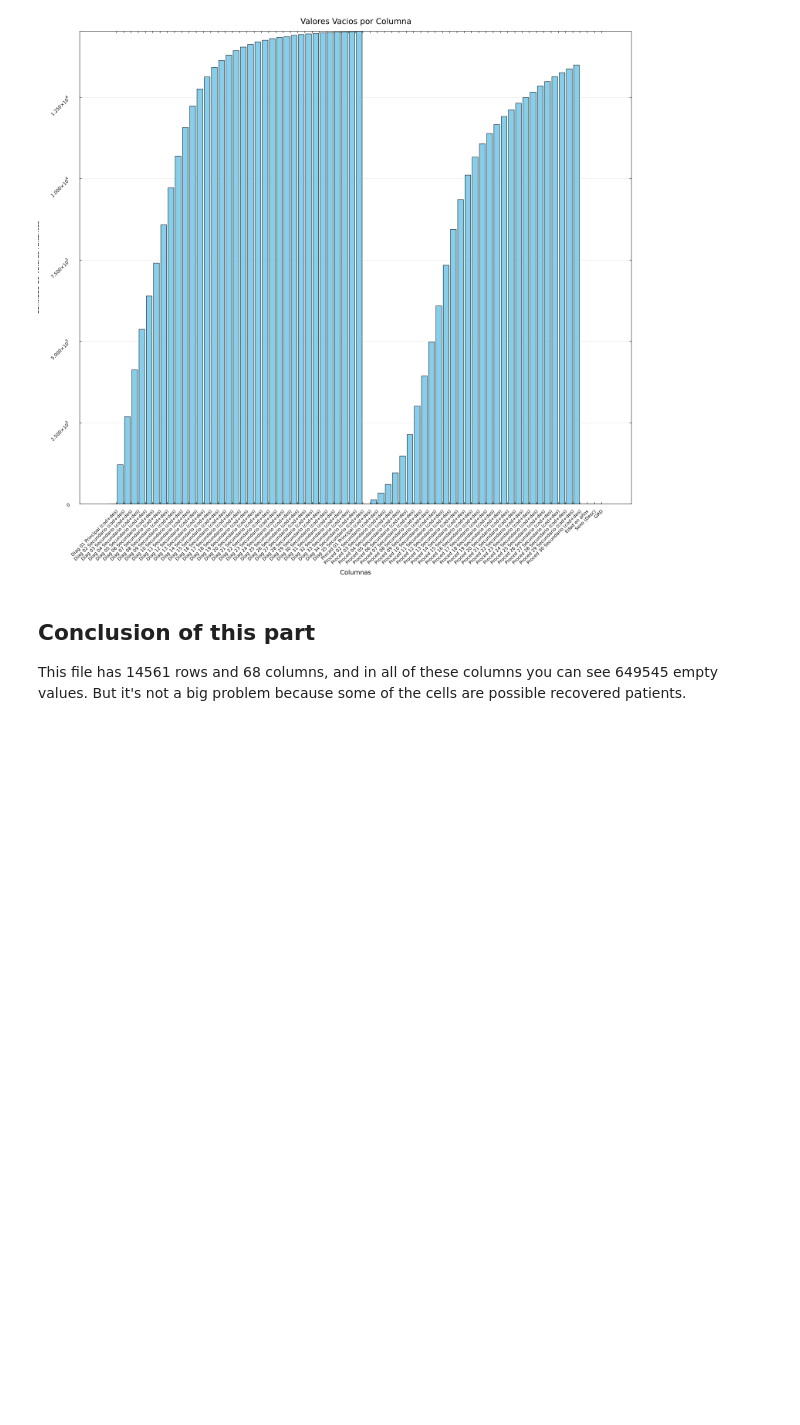
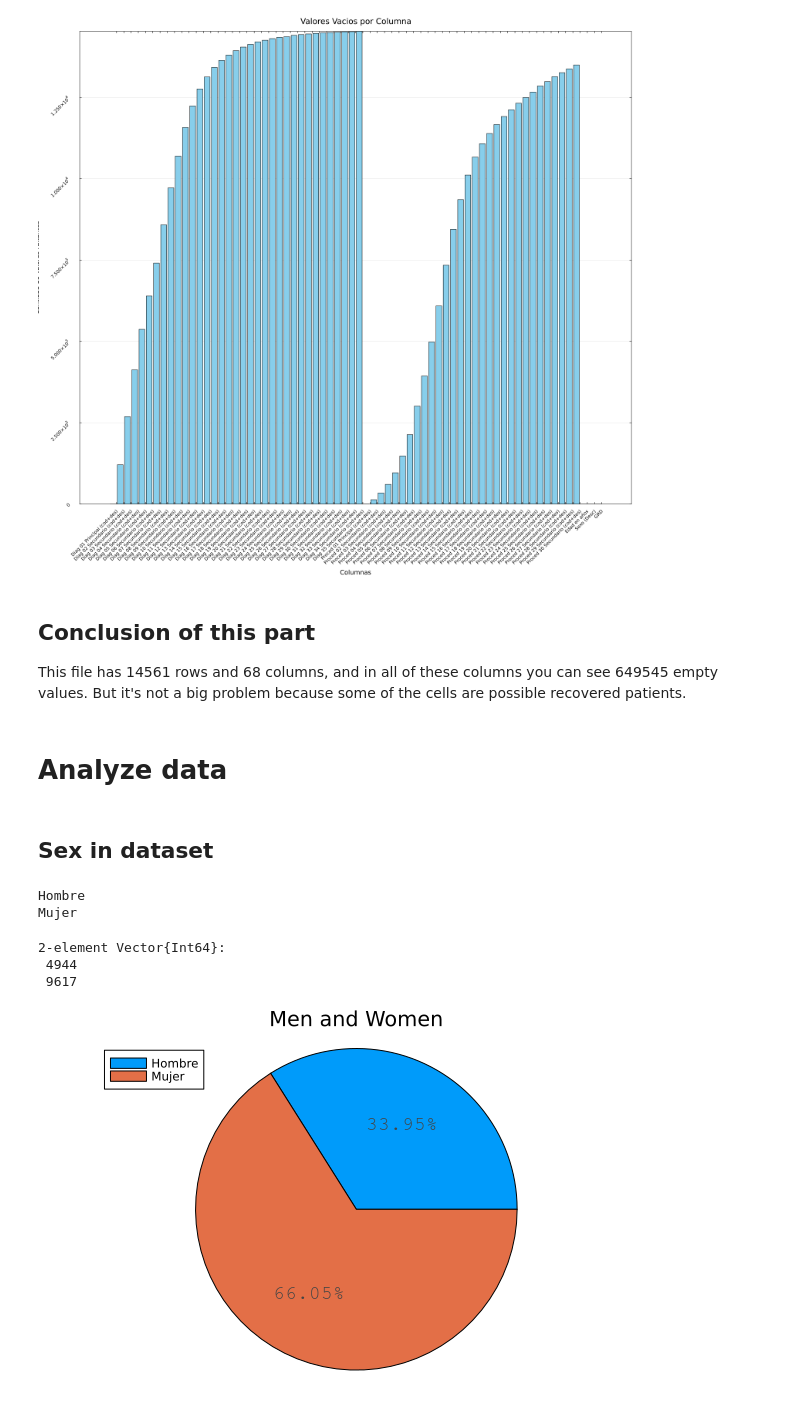
Before and after one commit to Coragg/GRDprediction, a Jupyter notebook: julia/DataMining.ipynb, the cells around one changed output. Drawn from its saved outputs; the diff is of its cells as text; code cells hidden in the pictures; blank space fills up the shorter version.

Commit message:
cantidad de hombres y mujeres

```diff
--- a/julia/DataMining.ipynb
+++ b/julia/DataMining.ipynb
@@ -153,3 +153,51 @@ plot!(grid=:y, framestyle=:box)
 ## Conclusion of this part
 
 This file has 14561 rows and 68 columns, and in all of these columns you can see 649545 empty values. But it's not a big problem because some of the cells are possible recovered patients.
+# %% [markdown]
+# Analyze data
+# %% [markdown]
+## Sex in dataset
+# %%
+column_sex = getproperty(df, :"Sexo (Desc)")
+unique_genders = unique(column_sex)
+formatted_genders = ["$value" for value in unique_genders]
+
+# Imprimir las cadenas separadas por saltos de línea
+println(join(formatted_genders, "\n"))
+# %% [output]
+Hombre
+Mujer
+# %%
+# Contar la cantidad de "Hombre" y "Mujer"
+count_hombre = count(==("Hombre"), column_sex)
+count_mujer = count(==("Mujer"), column_sex)
+
+# Crear vectores con los nombres y conteos
+gender_names = ["Hombre", "Mujer"]
+gender_counts = [count_hombre, count_mujer]
+# %% [output]
+2-element Vector{Int64}:
+ 4944
+ 9617
+# %%
+# Calcular porcentajes
+total = sum(gender_counts)
+percentages = [count / total * 100 for count in gender_counts]
+
+# Crear etiquetas con los valores numéricos
+labels = [string(round(percentages[i], digits=2), "%") for i in 1:length(gender_names)]
+
+# Graficar pastel
+p = pie(gender_names,gender_counts, title="Men and Women")
+
+# Agregar anotaciones dentro de cada sector
+theta = cumsum([0; gender_counts]) ./ total .* 2π  # Calcular ángulos para las etiquetas
+for i in 1:length(gender_counts)
+    x = 0.6 * cos((theta[i] + theta[i+1]) / 2)  # Posición en x
+    y = 0.6 * sin((theta[i] + theta[i+1]) / 2)  # Posición en y
+   annotate!(x, y, text(labels[i], :black, 10, :bold))
+end
+
+display(p)
+# %% [output]
+[figure, added]
```
